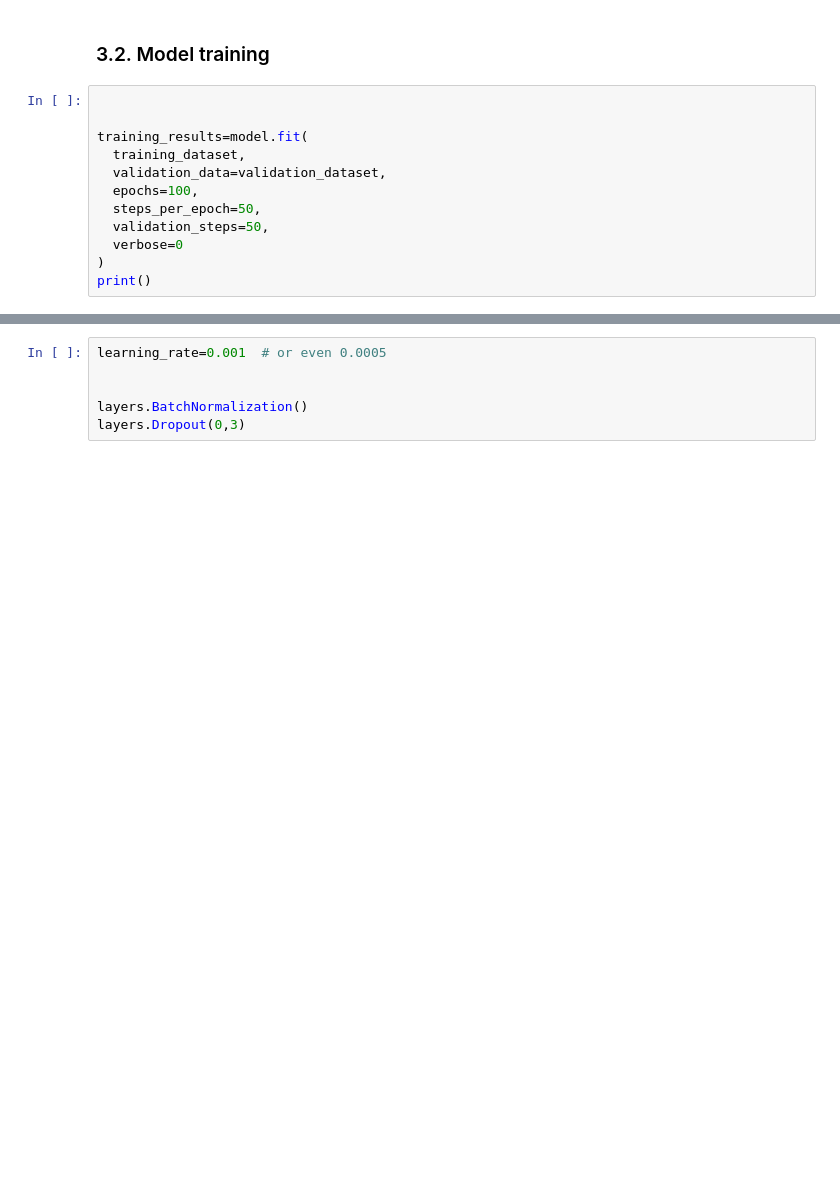
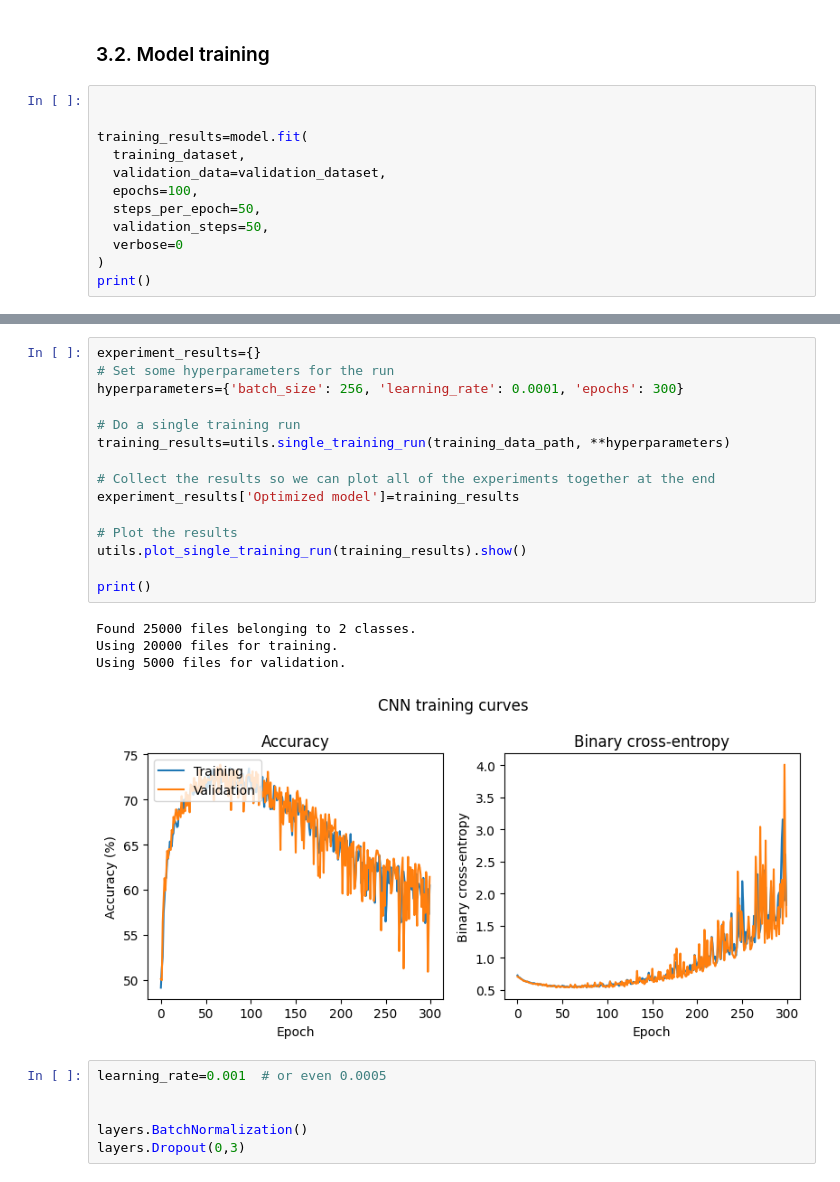
Before and after one commit to drtclem/Image_Class, a Jupyter notebook: src/mvp.ipynb, the cells around one changed output, grey strips where cells are left out. Saved outputs shown, nothing was run; the diff lists cells and outputs as text; blank space fills up the shorter version.

```diff
--- a/src/mvp.ipynb
+++ b/src/mvp.ipynb
@@ -365,3 +350,23 @@ FileNotFoundError: [Errno 2] No such file or directory: '../data/experiment_resu
+# %%
+experiment_results={}
+# Set some hyperparameters for the run
+hyperparameters={'batch_size': 256, 'learning_rate': 0.0001, 'epochs': 300}
+
+# Do a single training run
+training_results=utils.single_training_run(training_data_path, **hyperparameters)
+
+# Collect the results so we can plot all of the experiments together at the end
+experiment_results['Optimized model']=training_results
+
+# Plot the results
+utils.plot_single_training_run(training_results).show()
+
+print()
+# %% [output]
+Found 25000 files belonging to 2 classes.
+Using 20000 files for training.
+Using 5000 files for validation.
+[figure, added]
 # %%
 learning_rate=0.001  # or even 0.0005
 
```
Also changed, not shown: parts of 6 cells of this notebook, 1 other file.
